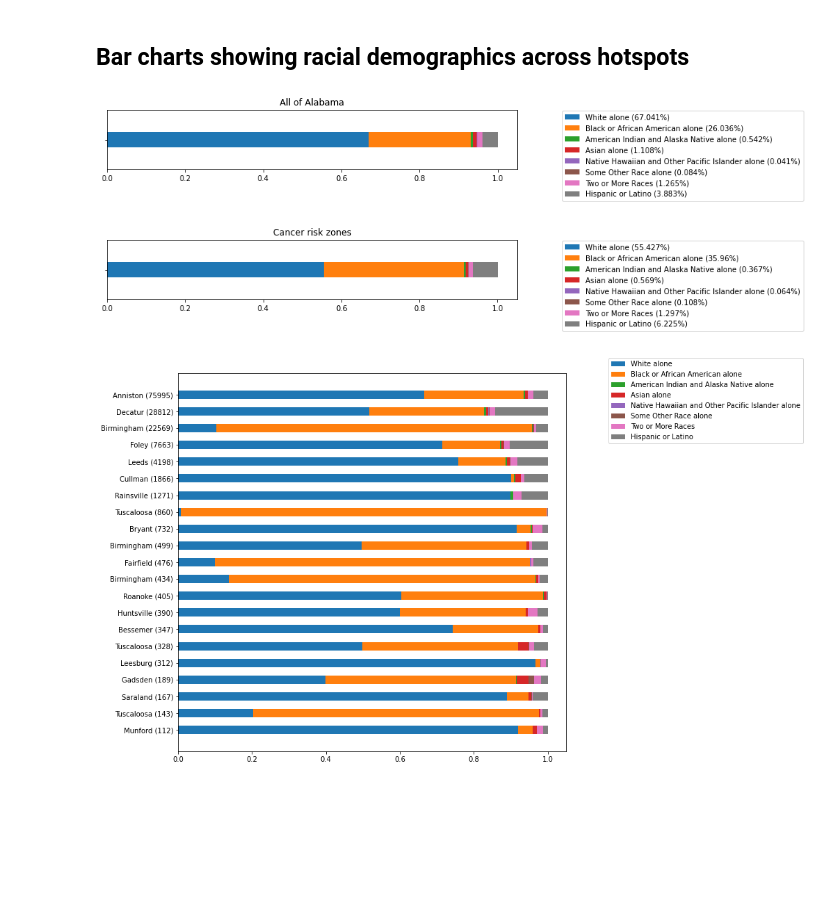
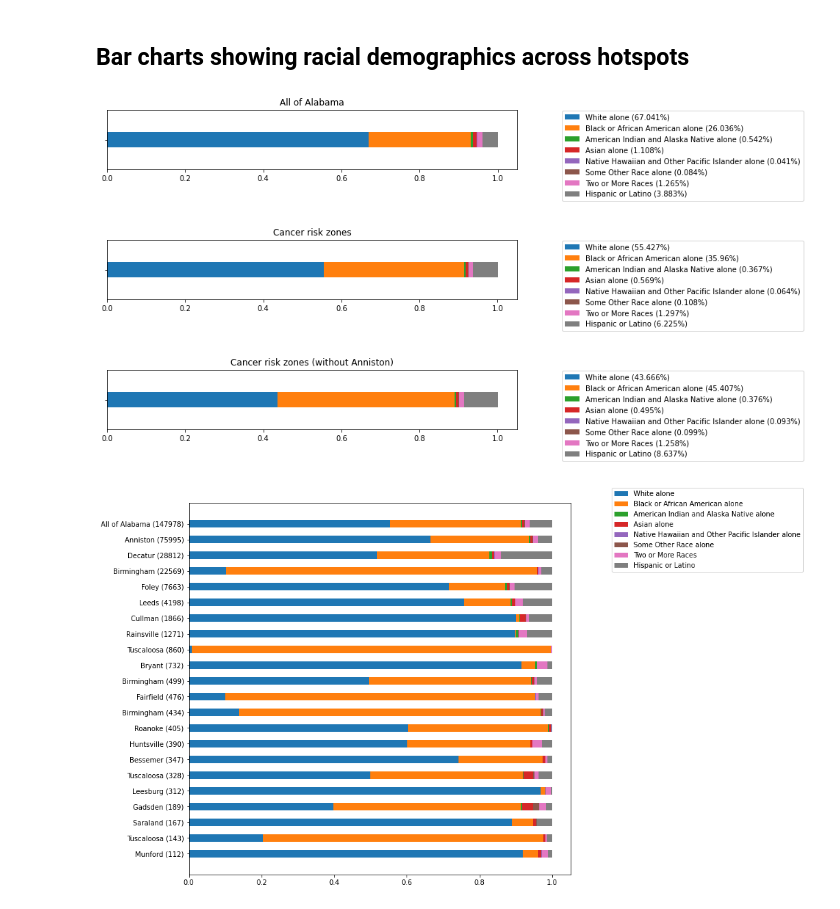
Before and after one commit to jasondamico/d3-visualizations, a Jupyter notebook: propublica_hotspots/eda/racial_distribution.ipynb, the cells around one changed output. Saved outputs shown, nothing was run; the diff lists cells and outputs as text; code cells hidden in the pictures; blank space fills up the shorter version.

Commit message:
Add stacked bar chart for all hotspots not including Anniston

```diff
--- a/propublica_hotspots/eda/racial_distribution.ipynb
+++ b/propublica_hotspots/eda/racial_distribution.ipynb
@@ -65,11 +65,15 @@ def show_race_stack_bar_chart(data, data_name=None, byrow=False):
     if byrow:
         plt.figure(figsize=(10,10))
 
-        names = data["place"] + " (" + data["Total"].astype(str) + ")"
+        al_total = hotspots_df["Total"].sum()
+
+        names = (data["place"] + " (" + data["Total"].astype(str) + ")").tolist() + [f"All of Alabama ({al_total})"]
 
         # Assertion: all rows will be converted to bars and placed on same plot
         for col in race_cols:
-            perc = data[col + " %"]
+            all_al = hotspots_df[col].sum() / al_total
+
+            perc = pd.Series(data[col + " %"].tolist() + [all_al])
 
             plt.barh(names, perc, 0.5, left=sum(percs))
             percs.append(perc)
@@ -96,11 +100,13 @@ def show_race_stack_bar_chart(data, data_name=None, byrow=False):
 # %%
 show_race_stack_bar_chart(gridspaces_df, "All of Alabama")
 show_race_stack_bar_chart(hotspots_df, "Cancer risk zones")
+show_race_stack_bar_chart(hotspots_df.loc[hotspots_df["Total"] < 70000], "Cancer risk zones (without Anniston)")
 
 # Visualize racial demographics for all hotspots
 # hotspots_df.loc[hotspots_df["Total"] > 100].sort_values("Total", ascending=False).apply(lambda x: show_race_stack_bar_chart(x, data_name=f"{x['place']} (pop: {x['Total']})"), axis=1)
 show_race_stack_bar_chart(hotspots_df[hotspots_df["Total"] > 100].sort_values("Total", ascending=True), "foo", byrow=True)
 # %% [output]
 [figure]
 [figure]
-[figure, old version]
+[figure, new version]
+[figure, added]
```
